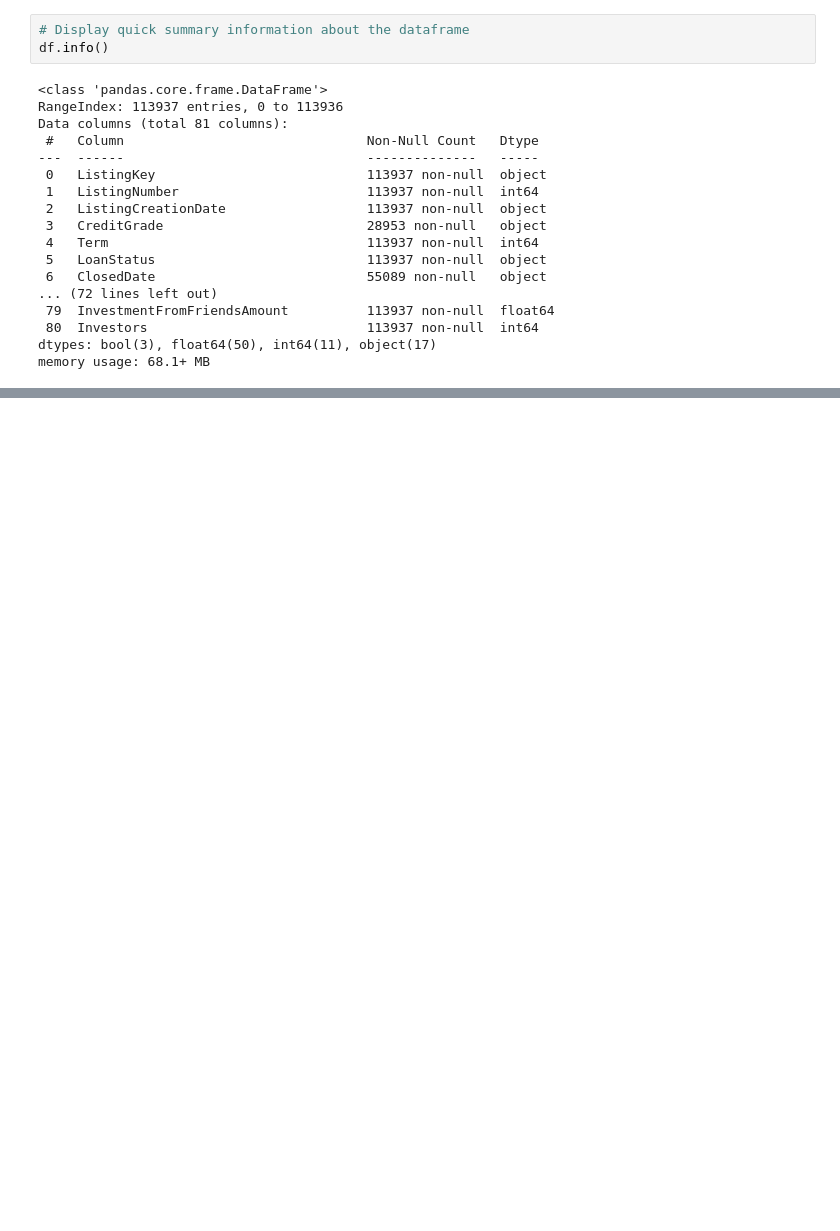
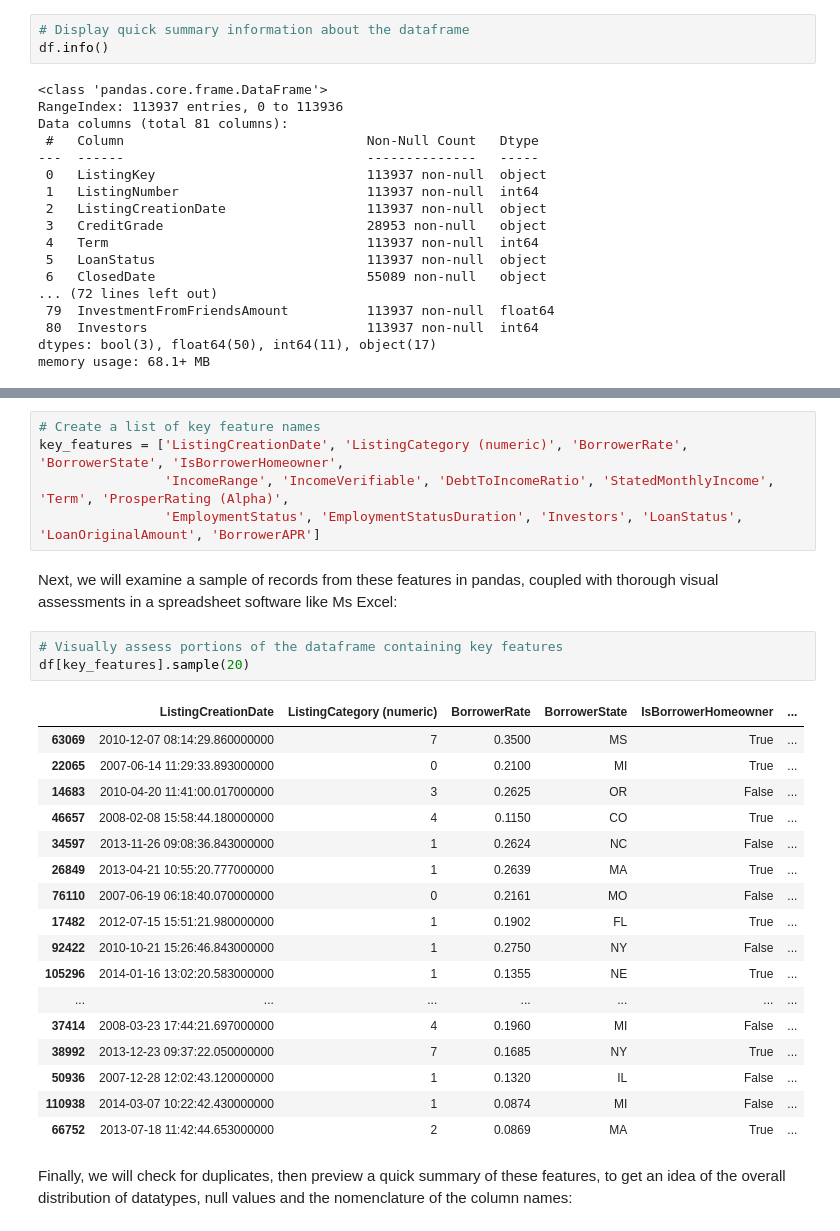
Before and after one commit to Lippins/Prosper-Loan-Data, a Jupyter notebook: exploration.ipynb, the cells around one changed output, grey strips where cells are left out. Cells and saved outputs as stored; diff of their text form; blank space fills up the shorter version.

Commit message:
Complete initial assessment

```diff
--- a/exploration.ipynb
+++ b/exploration.ipynb
@@ -98,0 +103,30 @@ The dataset currently contains loads of information. However, the goal of this e
+# %%
+# Create a list of key feature names
+key_features = ['ListingCreationDate', 'ListingCategory (numeric)', 'BorrowerRate', 'BorrowerState', 'IsBorrowerHomeowner',
+                'IncomeRange', 'IncomeVerifiable', 'DebtToIncomeRatio', 'StatedMonthlyIncome', 'Term', 'ProsperRating (Alpha)',
+                'EmploymentStatus', 'EmploymentStatusDuration', 'Investors', 'LoanStatus', 'LoanOriginalAmount', 'BorrowerAPR']
+# %% [markdown]
+Next, we will examine a sample of records from these features in pandas, coupled with thorough visual assessments in a spreadsheet software like Ms Excel:
+# %%
+# Visually assess portions of the dataframe containing key features
+df[key_features].sample(20)
+# %% [output]
+|  | ListingCreationDate | ListingCategory (numeric) | BorrowerRate | BorrowerState | IsBorrowerHomeowner | ... |
+| 63069 | 2010-12-07 08:14:29.860000000 | 7 | 0.3500 | MS | True | ... |
+| 22065 | 2007-06-14 11:29:33.893000000 | 0 | 0.2100 | MI | True | ... |
+| 14683 | 2010-04-20 11:41:00.017000000 | 3 | 0.2625 | OR | False | ... |
+| 46657 | 2008-02-08 15:58:44.180000000 | 4 | 0.1150 | CO | True | ... |
+| 34597 | 2013-11-26 09:08:36.843000000 | 1 | 0.2624 | NC | False | ... |
+| 26849 | 2013-04-21 10:55:20.777000000 | 1 | 0.2639 | MA | True | ... |
+| 76110 | 2007-06-19 06:18:40.070000000 | 0 | 0.2161 | MO | False | ... |
+| 17482 | 2012-07-15 15:51:21.980000000 | 1 | 0.1902 | FL | True | ... |
+| 92422 | 2010-10-21 15:26:46.843000000 | 1 | 0.2750 | NY | False | ... |
+| 105296 | 2014-01-16 13:02:20.583000000 | 1 | 0.1355 | NE | True | ... |
+| ... | ... | ... | ... | ... | ... | ... |
+| 37414 | 2008-03-23 17:44:21.697000000 | 4 | 0.1960 | MI | False | ... |
+| 38992 | 2013-12-23 09:37:22.050000000 | 7 | 0.1685 | NY | True | ... |
+| 50936 | 2007-12-28 12:02:43.120000000 | 1 | 0.1320 | IL | False | ... |
+| 110938 | 2014-03-07 10:22:42.430000000 | 1 | 0.0874 | MI | False | ... |
+| 66752 | 2013-07-18 11:42:44.653000000 | 2 | 0.0869 | MA | True | ... |
+# %% [markdown]
+Finally, we will check for duplicates, then preview a quick summary of these features, to get an idea of the overall distribution of datatypes, null values and the nomenclature of the column names:
```
Also changed, not shown: parts of 6 cells of this notebook.
